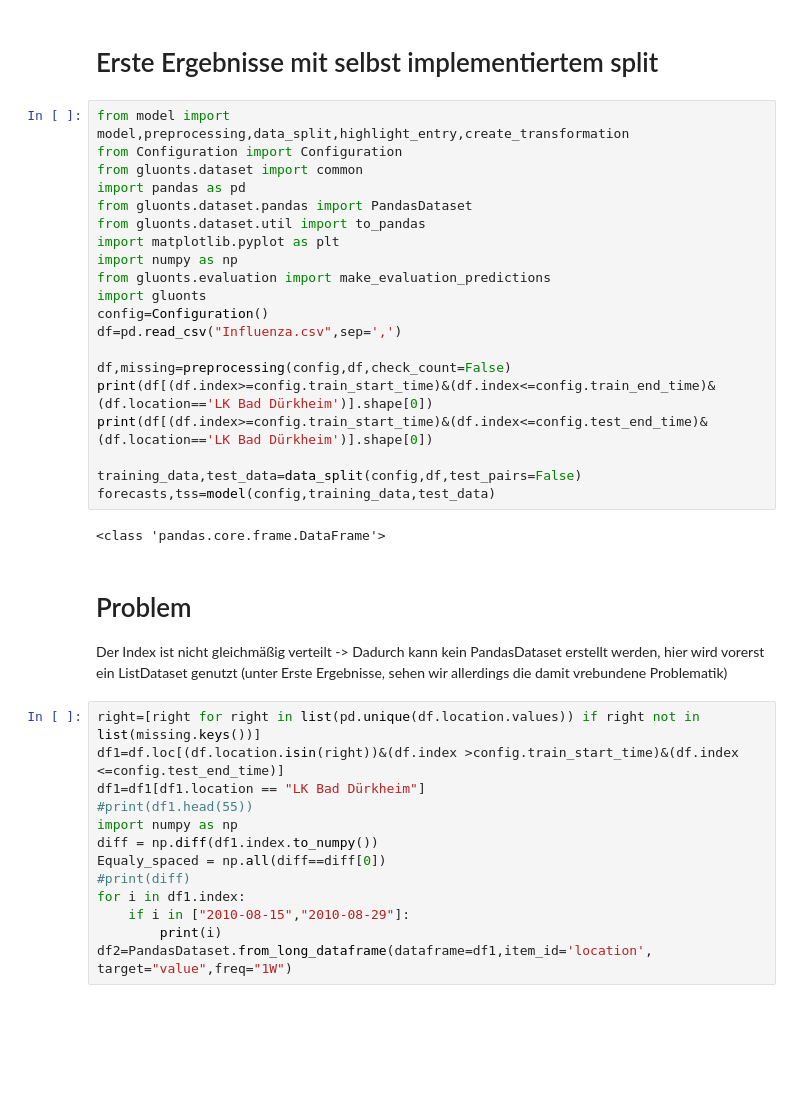
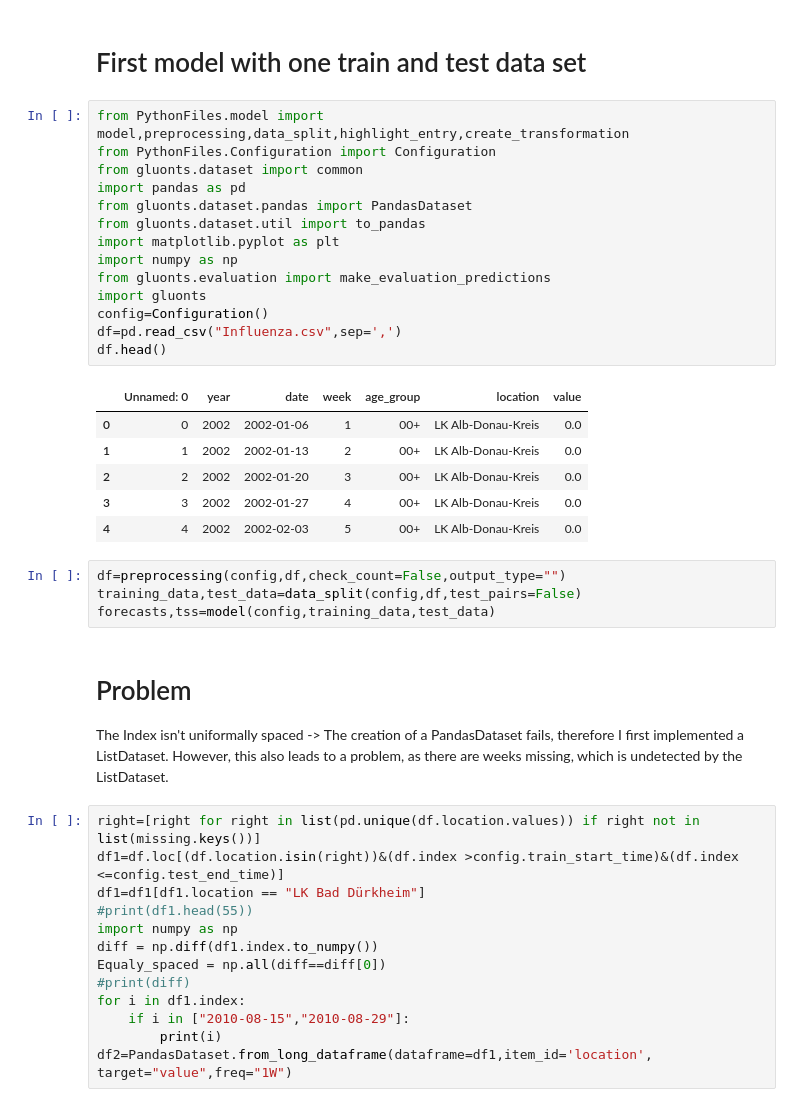
Before and after one commit to Kai-Ref/DeepAR_InfluenzaForecast, a Jupyter notebook: Notebooks/First model.ipynb, the cells around one changed output. Drawn from its saved outputs; the diff is of its cells as text; blank space fills up the shorter version.

```diff
--- a/First model.ipynb
+++ b/Notebooks/First model.ipynb
@@ -1,30 +1,33 @@
 # %% [markdown]
-# Erste Ergebnisse mit selbst implementiertem split
+# First model with one train and test data set
 # %%
-from model import model,preprocessing,data_split,highlight_entry,create_transformation
-from Configuration import Configuration
+from PythonFiles.model import model,preprocessing,data_split,highlight_entry,create_transformation
+from PythonFiles.Configuration import Configuration
 from gluonts.dataset import common
 import pandas as pd
 from gluonts.dataset.pandas import PandasDataset
 from gluonts.dataset.util import to_pandas
 import matplotlib.pyplot as plt
 import numpy as np
 from gluonts.evaluation import make_evaluation_predictions
 import gluonts
 config=Configuration()
 df=pd.read_csv("Influenza.csv",sep=',')
-
-df,missing=preprocessing(config,df,check_count=False)
-print(df[(df.index>=config.train_start_time)&(df.index<=config.train_end_time)&(df.location=='LK Bad Dürkheim')].shape[0])
-print(df[(df.index>=config.train_start_time)&(df.index<=config.test_end_time)& (df.location=='LK Bad Dürkheim')].shape[0])
-
-training_data,test_data=data_split(config,df,test_pairs=False)
-forecasts,tss=model(config,training_data,test_data)
+df.head()
 # %% [output]
-<class 'pandas.core.frame.DataFrame'>
+|  | Unnamed: 0 | year | date | week | age_group | location | value |
+| 0 | 0 | 2002 | 2002-01-06 | 1 | 00+ | LK Alb-Donau-Kreis | 0.0 |
+| 1 | 1 | 2002 | 2002-01-13 | 2 | 00+ | LK Alb-Donau-Kreis | 0.0 |
+| 2 | 2 | 2002 | 2002-01-20 | 3 | 00+ | LK Alb-Donau-Kreis | 0.0 |
+| 3 | 3 | 2002 | 2002-01-27 | 4 | 00+ | LK Alb-Donau-Kreis | 0.0 |
+| 4 | 4 | 2002 | 2002-02-03 | 5 | 00+ | LK Alb-Donau-Kreis | 0.0 |
+# %%
+df=preprocessing(config,df,check_count=False,output_type="")
+training_data,test_data=data_split(config,df,test_pairs=False)
+forecasts,tss=model(config,training_data,test_data)
 # %% [markdown]
 # Problem
-Der Index ist nicht gleichmäßig verteilt -> Dadurch kann kein PandasDataset erstellt werden, hier wird vorerst ein ListDataset genutzt (unter Erste Ergebnisse, sehen wir allerdings die damit vrebundene Problematik)
+The Index isn't uniformally spaced -> The creation of a PandasDataset fails, therefore I first implemented a ListDataset. However, this also leads to a problem, as there are weeks missing, which is undetected by the ListDataset.
 # %%
 right=[right for right in list(pd.unique(df.location.values)) if right not in list(missing.keys())]
 df1=df.loc[(df.location.isin(right))&(df.index >config.train_start_time)&(df.index <=config.test_end_time)]
```
Also changed, not shown: parts of 1 cell of this notebook, 3 other files.
